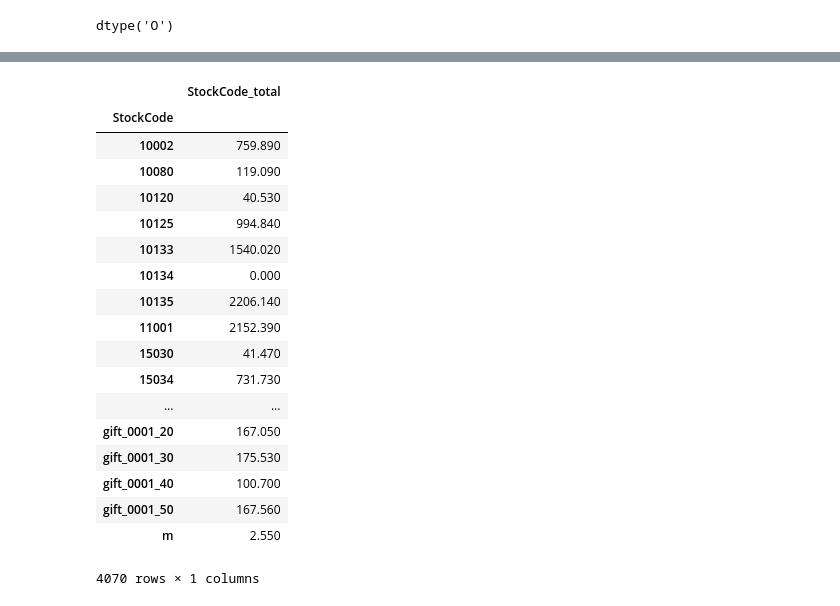
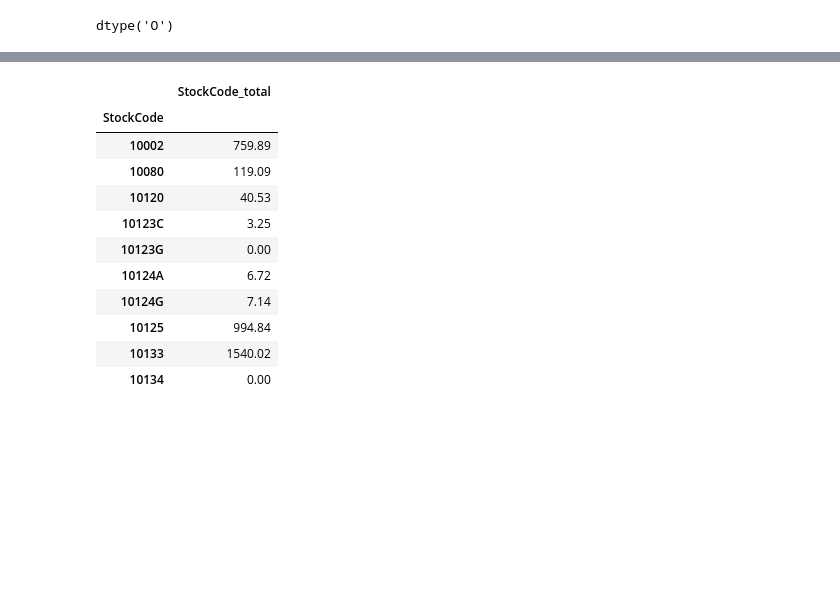
Before and after one commit to rahilshah10/IS, a Jupyter notebook: Zappos/Zappos.ipynb, the cells around one changed output, grey strips where cells are left out. Cells and saved outputs as stored; diff of their text form; code cells hidden in the pictures; blank space fills up the shorter version.

```diff
--- a/Zappos/Zappos.ipynb
+++ b/Zappos/Zappos.ipynb
@@ -27,8 +27,13 @@ import glob
 # Make plots larger
 plt.rcParams['figure.figsize'] = (15, 9)
 # %%
-ds = pd.read_excel("data_science_analytics_2018_data.xlsx")
+ds = pd.read_excel("data_science_analytics_2018_data.xlsx",dtype=str)
 #Save Orignal Data
+# %%
+#convert data into proper format
+ds['Quantity'] = pd.to_numeric(ds['Quantity'])
+ds['UnitPrice'] = pd.to_numeric(ds['UnitPrice'])
+ds['InvoiceDate'] = pd.to_datetime(ds['InvoiceDate'])
 # %%
 ds.head()
 # %% [output]
@@ -136,25 +132,18 @@ ds.head()
 # %%
-ds.groupby(['StockCode'])[["StockCode_total"]].sum()
+ds.groupby(['StockCode'])[["StockCode_total"]].sum().head(10)
 # %% [output]
 |  | StockCode_total |
 | StockCode |  |
-| 10002 | 759.890 |
-| 10080 | 119.090 |
-| 10120 | 40.530 |
-| 10125 | 994.840 |
-| 10133 | 1540.020 |
-| 10134 | 0.000 |
-| 10135 | 2206.140 |
-| 11001 | 2152.390 |
-| 15030 | 41.470 |
-| 15034 | 731.730 |
-| ... | ... |
-| gift_0001_20 | 167.050 |
-| gift_0001_30 | 175.530 |
-| gift_0001_40 | 100.700 |
-| gift_0001_50 | 167.560 |
-| m | 2.550 |
+| 10002 | 759.89 |
+| 10080 | 119.09 |
+| 10120 | 40.53 |
+| 10123C | 3.25 |
+| 10123G | 0.00 |
+| 10124A | 6.72 |
+| 10124G | 7.14 |
+| 10125 | 994.84 |
+| 10133 | 1540.02 |
+| 10134 | 0.00 |
-4070 rows × 1 columns
 # %%
 ref = ds.sort_values(['StockCode_total'],ascending=[0])
 # %%
```
Also changed, not shown: parts of 9 cells of this notebook.
